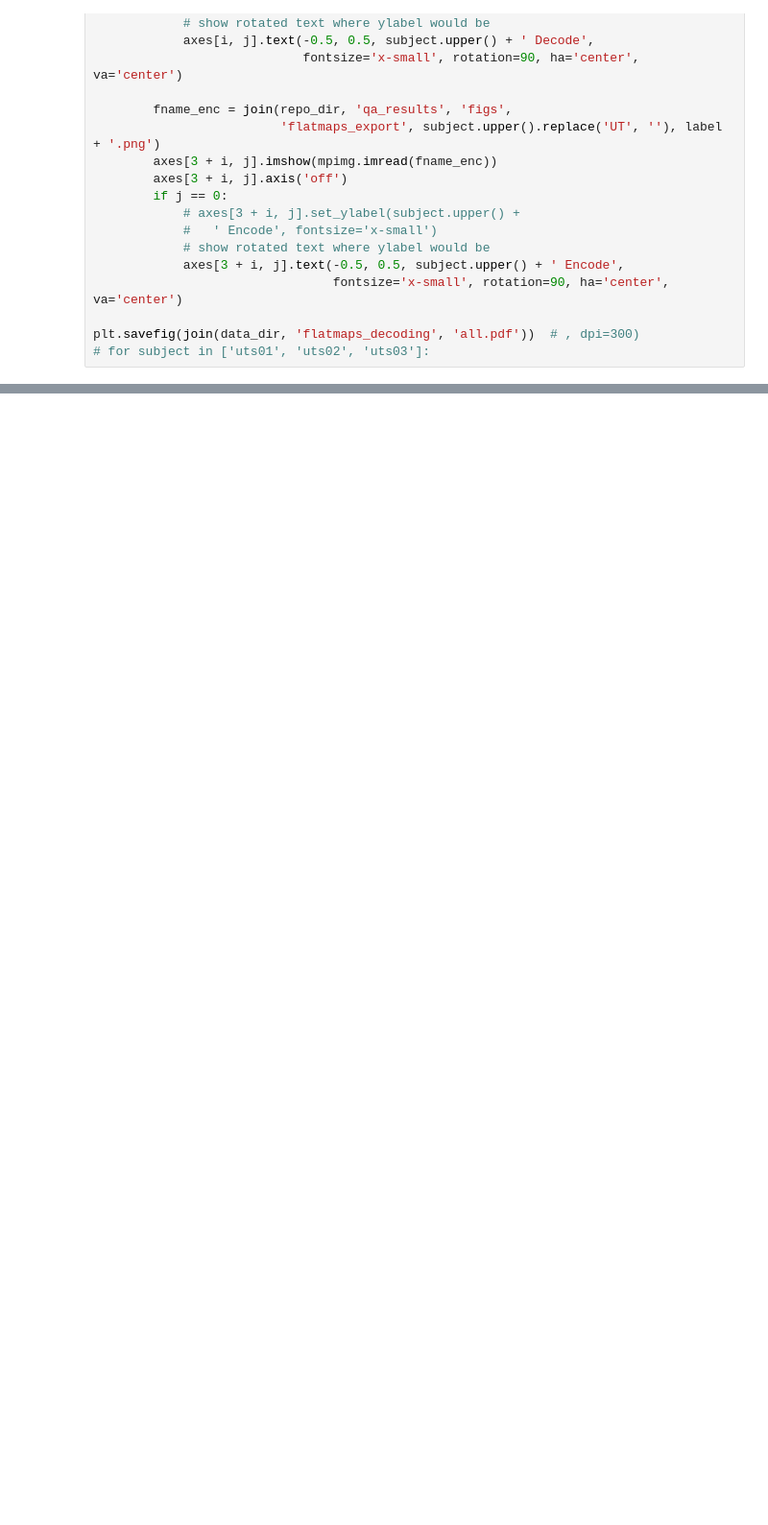
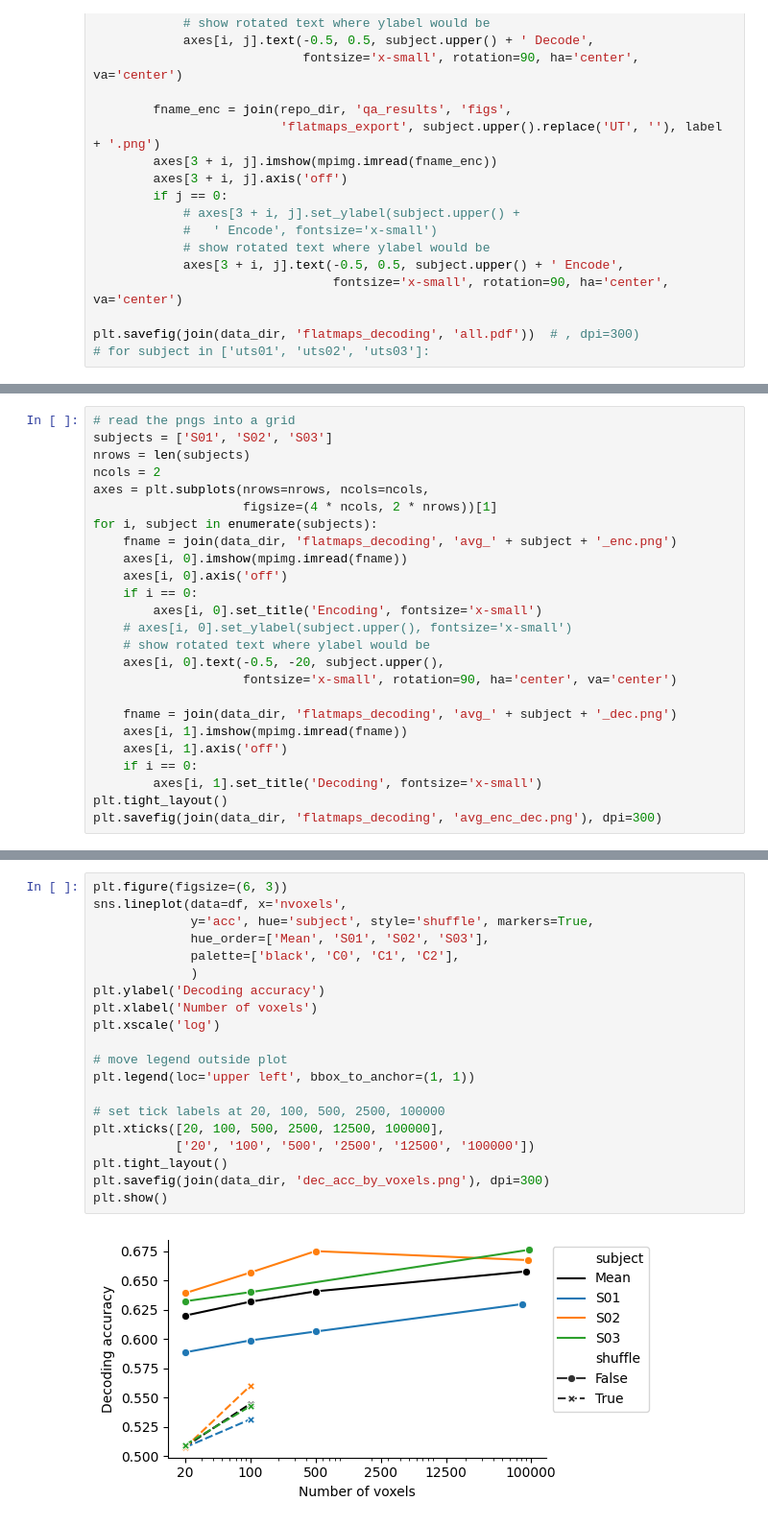
Before and after one commit to csinva/fmri, a Jupyter notebook: notebooks/10_decode.ipynb, the cells around one changed output, grey strips where cells are left out. Shown at 96% size. Saved outputs shown, nothing was run; the diff lists cells and outputs as text; blank space fills up the shorter version.

Commit message:
add decode by num voxels plot

```diff
--- a/notebooks/10_decode.ipynb
+++ b/notebooks/10_decode.ipynb
@@ -355,0 +217,25 @@ for subject in ['S01', 'S02', 'S03']:
+# %%
+# read the pngs into a grid
+subjects = ['S01', 'S02', 'S03']
+nrows = len(subjects)
+ncols = 2
+axes = plt.subplots(nrows=nrows, ncols=ncols,
+                    figsize=(4 * ncols, 2 * nrows))[1]
+for i, subject in enumerate(subjects):
+    fname = join(data_dir, 'flatmaps_decoding', 'avg_' + subject + '_enc.png')
+    axes[i, 0].imshow(mpimg.imread(fname))
+    axes[i, 0].axis('off')
+    if i == 0:
+        axes[i, 0].set_title('Encoding', fontsize='x-small')
+    # axes[i, 0].set_ylabel(subject.upper(), fontsize='x-small')
+    # show rotated text where ylabel would be
+    axes[i, 0].text(-0.5, -20, subject.upper(),
+                    fontsize='x-small', rotation=90, ha='center', va='center')
+
+    fname = join(data_dir, 'flatmaps_decoding', 'avg_' + subject + '_dec.png')
+    axes[i, 1].imshow(mpimg.imread(fname))
+    axes[i, 1].axis('off')
+    if i == 0:
+        axes[i, 1].set_title('Decoding', fontsize='x-small')
+plt.tight_layout()
+plt.savefig(join(data_dir, 'flatmaps_decoding', 'avg_enc_dec.png'), dpi=300)
@@ -355,0 +286,22 @@ for subject in ['S01', 'S02', 'S03']:
+# %%
+plt.figure(figsize=(6, 3))
+sns.lineplot(data=df, x='nvoxels',
+             y='acc', hue='subject', style='shuffle', markers=True,
+             hue_order=['Mean', 'S01', 'S02', 'S03'],
+             palette=['black', 'C0', 'C1', 'C2'],
+             )
+plt.ylabel('Decoding accuracy')
+plt.xlabel('Number of voxels')
+plt.xscale('log')
+
+# move legend outside plot
+plt.legend(loc='upper left', bbox_to_anchor=(1, 1))
+
+# set tick labels at 20, 100, 500, 2500, 100000
+plt.xticks([20, 100, 500, 2500, 12500, 100000],
+           ['20', '100', '500', '2500', '12500', '100000'])
+plt.tight_layout()
+plt.savefig(join(data_dir, 'dec_acc_by_voxels.png'), dpi=300)
+plt.show()
+# %% [output]
+[figure, added]
```
Also changed, not shown: parts of 16 cells of this notebook, 6 other files.
